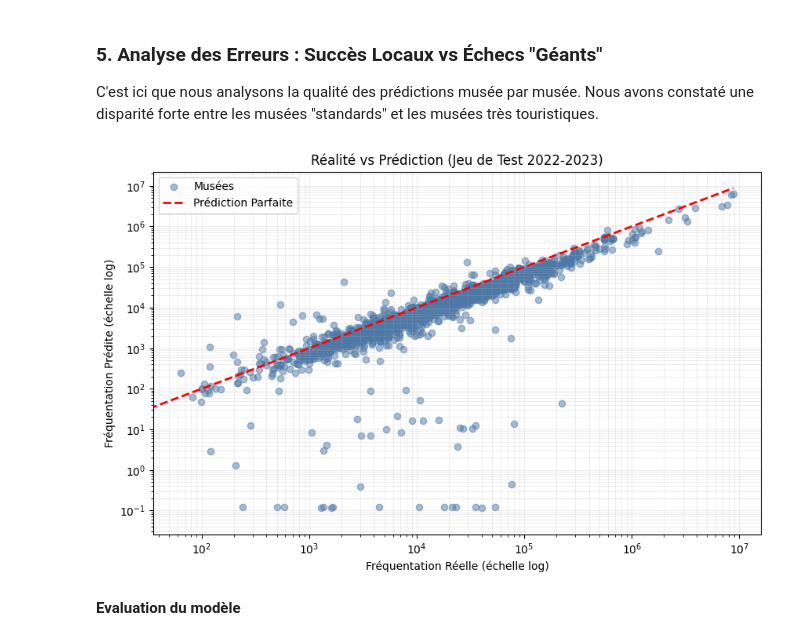
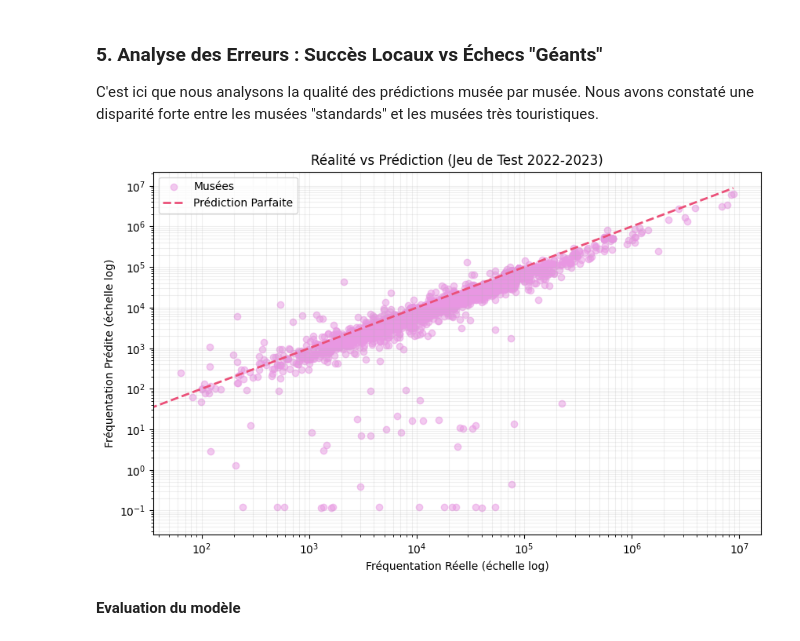
Before and after one commit to emmabezombes/prediction-musee, a Jupyter notebook: notebook/03_modelisation.ipynb, the cells around one changed output. Saved outputs shown, nothing was run; the diff lists cells and outputs as text; code cells hidden in the pictures.

```diff
--- a/notebook/03_modelisation.ipynb
+++ b/notebook/03_modelisation.ipynb
@@ -650,29 +663,29 @@ C'est ici que nous analysons la qualité des prédictions musée par musée. Nou
 # %%
 # Visualisation des prédictions
 
 # On récupère les prédictions (déjà en nombre de visiteurs réels grâce au Pipeline)
 y_pred_final = lasso_pipeline.predict(X_test)
 
 plt.figure(figsize=(10, 6))
 
 # Nuage de points
-plt.scatter(y_test, y_pred_final, alpha=0.5, color="#4e79a7", label="Musées")
+plt.scatter(y_test, y_pred_final, alpha=0.5, color="#e897e2", label="Musées")
 
 # Ligne de perfection (y = x)
 max_val = max(y_test.max(), y_pred_final.max())
-plt.plot([0, max_val], [0, max_val], 'r--', lw=2, label="Prédiction Parfaite")
+plt.plot([0, max_val], [0, max_val], 'r--', lw=2, label="Prédiction Parfaite", color="#eb5079")
 
 # Mise en forme (échelle Log pour y voir clair car le Louvre écrase tout)
 plt.xscale('log')
 plt.yscale('log')
 plt.xlabel("Fréquentation Réelle (échelle log)")
 plt.ylabel("Fréquentation Prédite (échelle log)")
 plt.title("Réalité vs Prédiction (Jeu de Test 2022-2023)")
 plt.legend()
 plt.grid(True, which="both", ls="-", alpha=0.2)
 plt.show()
 # %% [output]
-[figure, old version]
+[figure, new version]
 # %%
 # Création du Dataframe de résultats (df_results)
 
```
Also changed, not shown: parts of 18 cells of this notebook, 1 other file.
